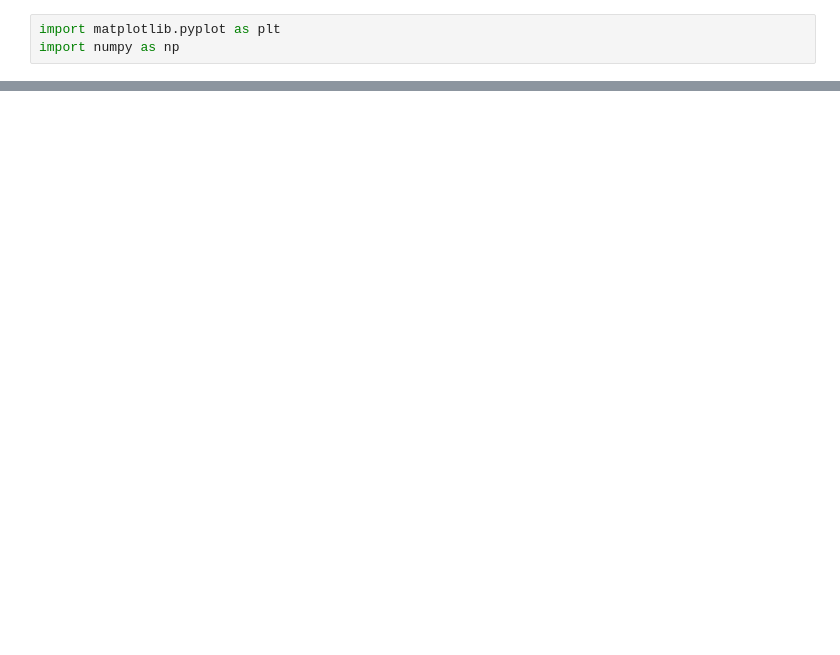
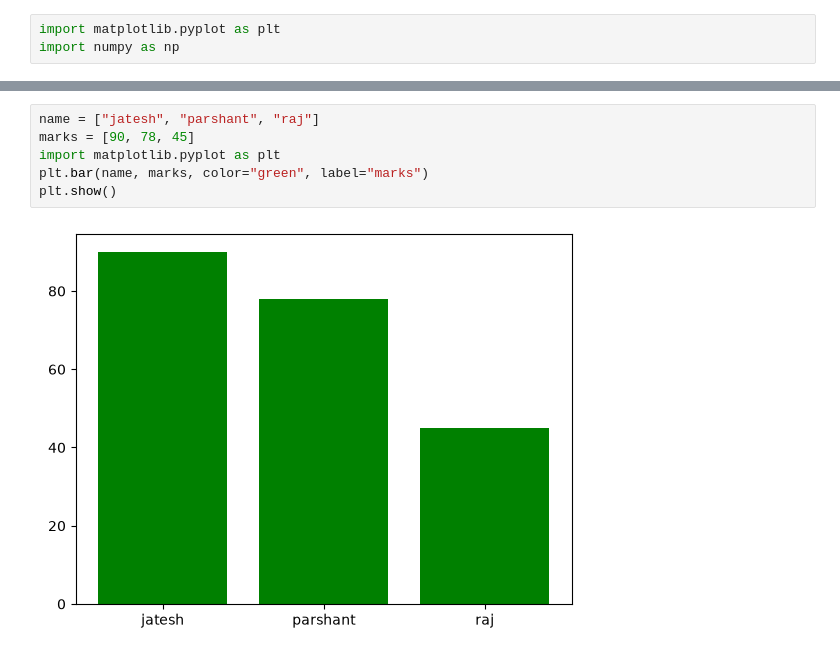
Before and after one commit to jateshk34-a11y/Python-for-AI, a Jupyter notebook: notebooks/Week 3/Day 14/practice_class.ipynb, the cells around one changed output, grey strips where cells are left out. Saved outputs shown, nothing was run; the diff lists cells and outputs as text; blank space fills up the shorter version.

```diff
--- a/notebooks/Week 3/Day 14/practice_class.ipynb
+++ b/notebooks/Week 3/Day 14/practice_class.ipynb
@@ -16,0 +17,8 @@ plt.show()
+# %%
+name = ["jatesh", "parshant", "raj"]
+marks = [90, 78, 45]
+import matplotlib.pyplot as plt
+plt.bar(name, marks, color="green", label="marks")
+plt.show()
+# %% [output]
+[figure, added]
```
Also changed, not shown: parts of 7 cells of this notebook, 11 other files.
